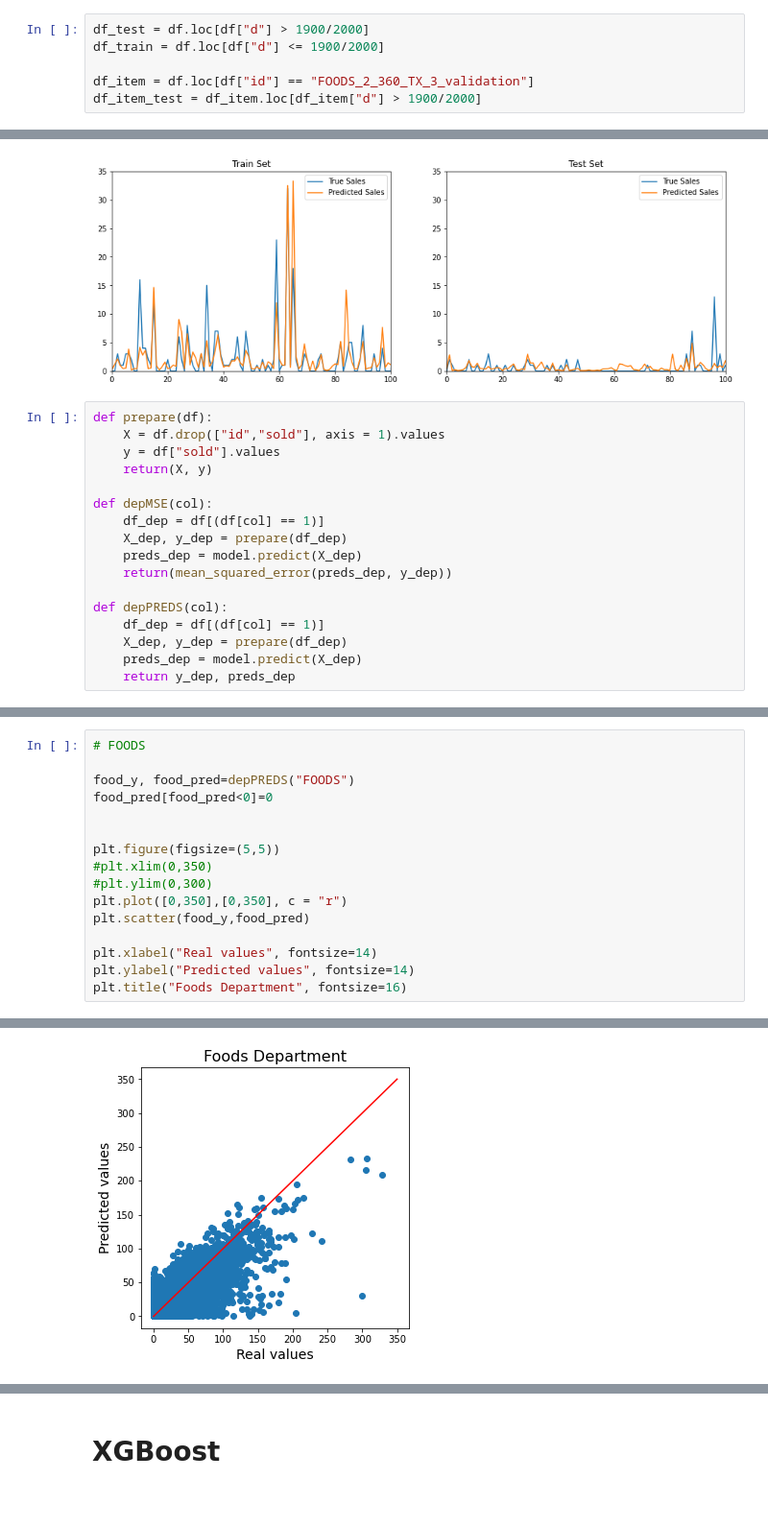
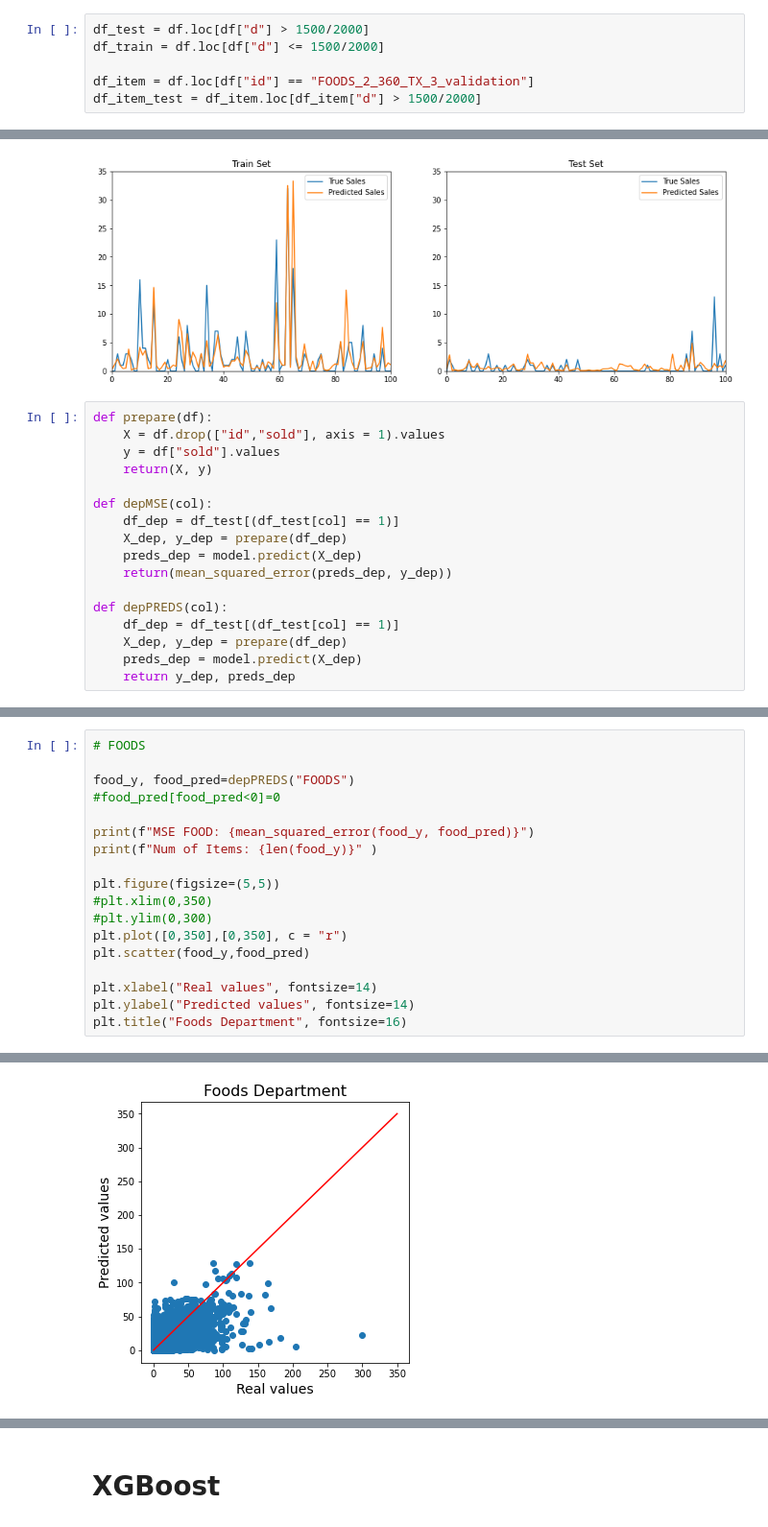
Before and after one commit to ixiaopan/GroupWork, a Jupyter notebook: AML/Modelling_Jerry.ipynb, the cells around one changed output, grey strips where cells are left out. Shown at 96% size. Cells and saved outputs as stored; diff of their text form.

```diff
--- a/AML/Modelling_Jerry.ipynb
+++ b/AML/Modelling_Jerry.ipynb
@@ -78,11 +79,11 @@ cols_to_norm = ['d','wday','month','year','sell_price', 'rolling_mean_7_1', 'rol
 
 df[cols_to_norm] = MinMaxScaler().fit_transform(df[cols_to_norm])
 # %%
-df_test = df.loc[df["d"] > 1900/2000]
-df_train = df.loc[df["d"] <= 1900/2000]
+df_test = df.loc[df["d"] > 1500/2000]
+df_train = df.loc[df["d"] <= 1500/2000]
 
 df_item = df.loc[df["id"] == "FOODS_2_360_TX_3_validation"]
-df_item_test = df_item.loc[df_item["d"] > 1900/2000]
+df_item_test = df_item.loc[df_item["d"] > 1500/2000]
 # %%
 #Train set  (1200 days)
 #df.drop(['id'], axis=1, inplace=True) #Drop the id column
@@ -241,13 +242,13 @@ def prepare(df):
     return(X, y)
 
 def depMSE(col):
-    df_dep = df[(df[col] == 1)]
+    df_dep = df_test[(df_test[col] == 1)]
     X_dep, y_dep = prepare(df_dep)
     preds_dep = model.predict(X_dep)
     return(mean_squared_error(preds_dep, y_dep))
 
 def depPREDS(col):
-    df_dep = df[(df[col] == 1)]
+    df_dep = df_test[(df_test[col] == 1)]
     X_dep, y_dep = prepare(df_dep)
     preds_dep = model.predict(X_dep)
     return y_dep, preds_dep
@@ -285,8 +280,10 @@ array([], dtype=object)
 # FOODS
 
 food_y, food_pred=depPREDS("FOODS")
-food_pred[food_pred<0]=0
+#food_pred[food_pred<0]=0
 
+print(f"MSE FOOD: {mean_squared_error(food_y, food_pred)}")
+print(f"Num of Items: {len(food_y)}" )
 
 plt.figure(figsize=(5,5))
 #plt.xlim(0,350)
@@ -302,4 +301,4 @@ Text(0.5, 1.0, 'Foods Department')
-[figure, old version]
+[figure, new version]
 # %%
 # Household
 
```
Also changed, not shown: parts of 9 cells of this notebook.
